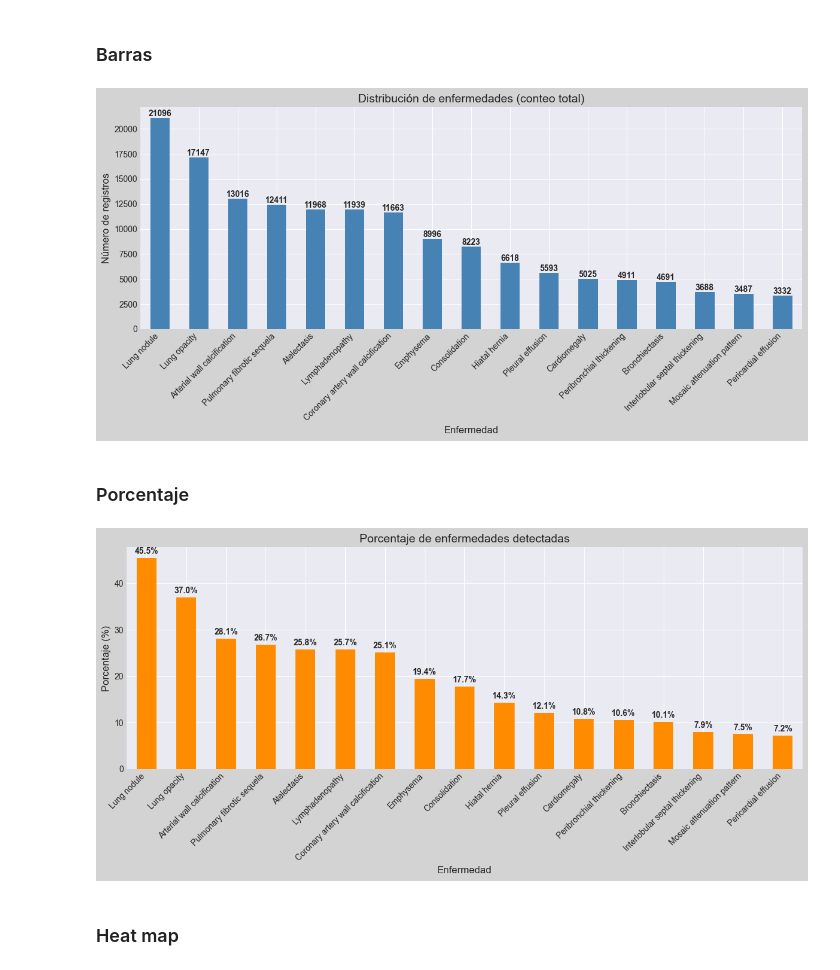
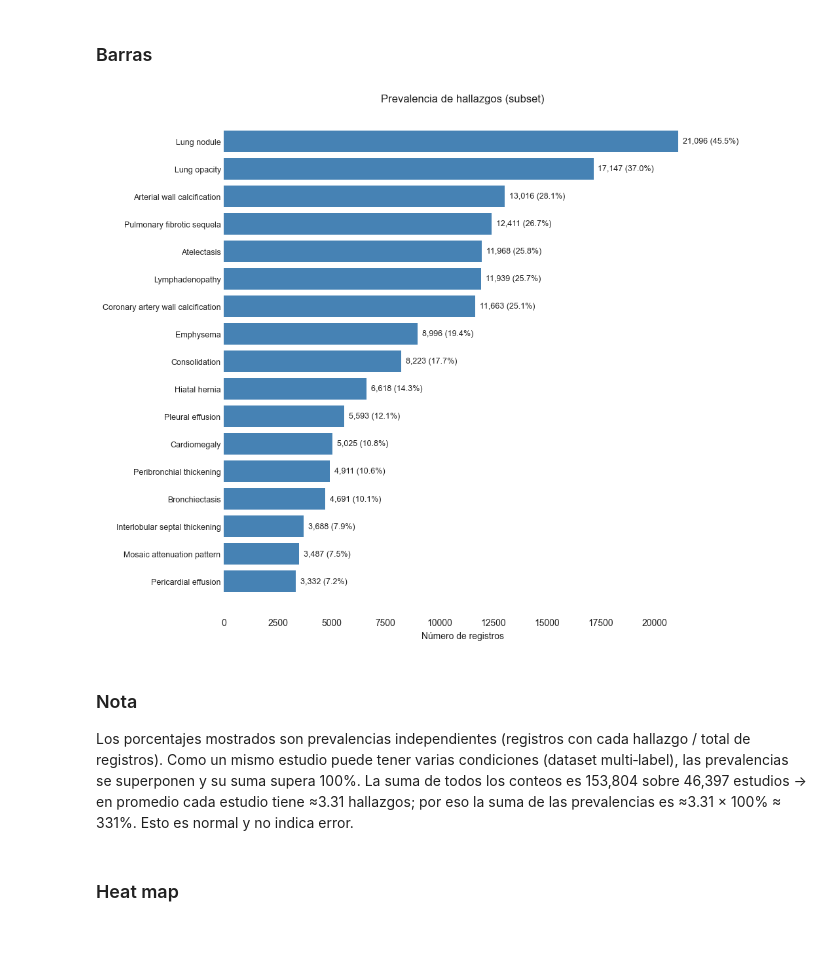
Before and after one commit to JeroHoyos/Reto-VLM3D-UNALMED, a Jupyter notebook: notebooks/enfermedades.ipynb, the cells around one changed output. Cells and saved outputs as stored; diff of their text form; code cells hidden in the pictures; blank space fills up the shorter version.

```diff
--- a/notebooks/enfermedades.ipynb
+++ b/notebooks/enfermedades.ipynb
@@ -76,43 +81,34 @@ dtype: int64
 # Gráficas
 # %% [markdown]
 ### Barras
-# %%
-plt.figure(figsize=(12,6), facecolor="lightgrey")
-bars = disease_counts.plot(kind="bar", color="steelblue")
-plt.title("Distribución de enfermedades (conteo total)", fontsize=14)
-plt.ylabel("Número de registros", fontsize=12)
-plt.xlabel("Enfermedad", fontsize=12)
-plt.xticks(rotation=45, ha="right")
-plt.tight_layout()
-
-
-for i, v in enumerate(disease_counts):
-    plt.text(i, v + 1, str(int(v)), ha='center', va='bottom', fontsize=10, fontweight='bold')
-
-plt.show()
-# %% [output]
-[figure, removed]
-# %% [markdown]
-### Porcentaje
-# %%
-
-
-disease_percentages = (disease_counts / len(df)) * 100
-
-plt.figure(figsize=(12,6), facecolor="lightgrey")
-bars = disease_percentages.plot(kind="bar", color="darkorange")
-plt.title("Porcentaje de enfermedades detectadas", fontsize=14)
-plt.ylabel("Porcentaje (%)", fontsize=12)
-plt.xlabel("Enfermedad", fontsize=12)
-plt.xticks(rotation=45, ha="right")
-plt.tight_layout()
-
-
-for i, v in enumerate(disease_percentages):
-    plt.text(i, v + 0.5, f"{v:.1f}%", ha='center', va='bottom', fontsize=10, fontweight='bold')
-
-plt.show()
-# %% [output]
-[figure, removed]
+# %%
+counts = disease_counts.sort_values(ascending=True)
+pct = counts / len(df) * 100
+
+plt.figure(figsize=(10, 0.45*len(counts)+1), facecolor="white")
+ax = plt.gca()
+ax.set_facecolor("white")
+
+ax.barh(range(len(counts)), counts.values, color="steelblue")
+
+m = counts.max()
+for i, (c, p) in enumerate(zip(counts.values, pct.values)):
+    ax.text(c + m*0.01, i, f"{c:,} ({p:.1f}%)", va='center', fontsize=9, color="#222")
+
+ax.set_yticks(range(len(counts)))
+ax.set_yticklabels(counts.index, fontsize=9)
+ax.set_xlabel("Número de registros")
+ax.set_title("Prevalencia de hallazgos (subset)")
+
+for spine in ("top","right"):
+    ax.spines[spine].set_visible(False)
+
+plt.tight_layout()
+plt.show()
+# %% [output]
+[figure, added]
+# %% [markdown]
+### Nota
+Los porcentajes mostrados son prevalencias independientes (registros con cada hallazgo / total de registros). Como un mismo estudio puede tener varias condiciones (dataset multi‑label), las prevalencias se superponen y su suma supera 100%. La suma de todos los conteos es 153,804 sobre 46,397 estudios → en promedio cada estudio tiene ≈3.31 hallazgos; por eso la suma de las prevalencias es ≈3.31 × 100% ≈ 331%. Esto es normal y no indica error.
 # %% [markdown]
 ### Heat map
```
Also changed, not shown: parts of 8 cells of this notebook.
